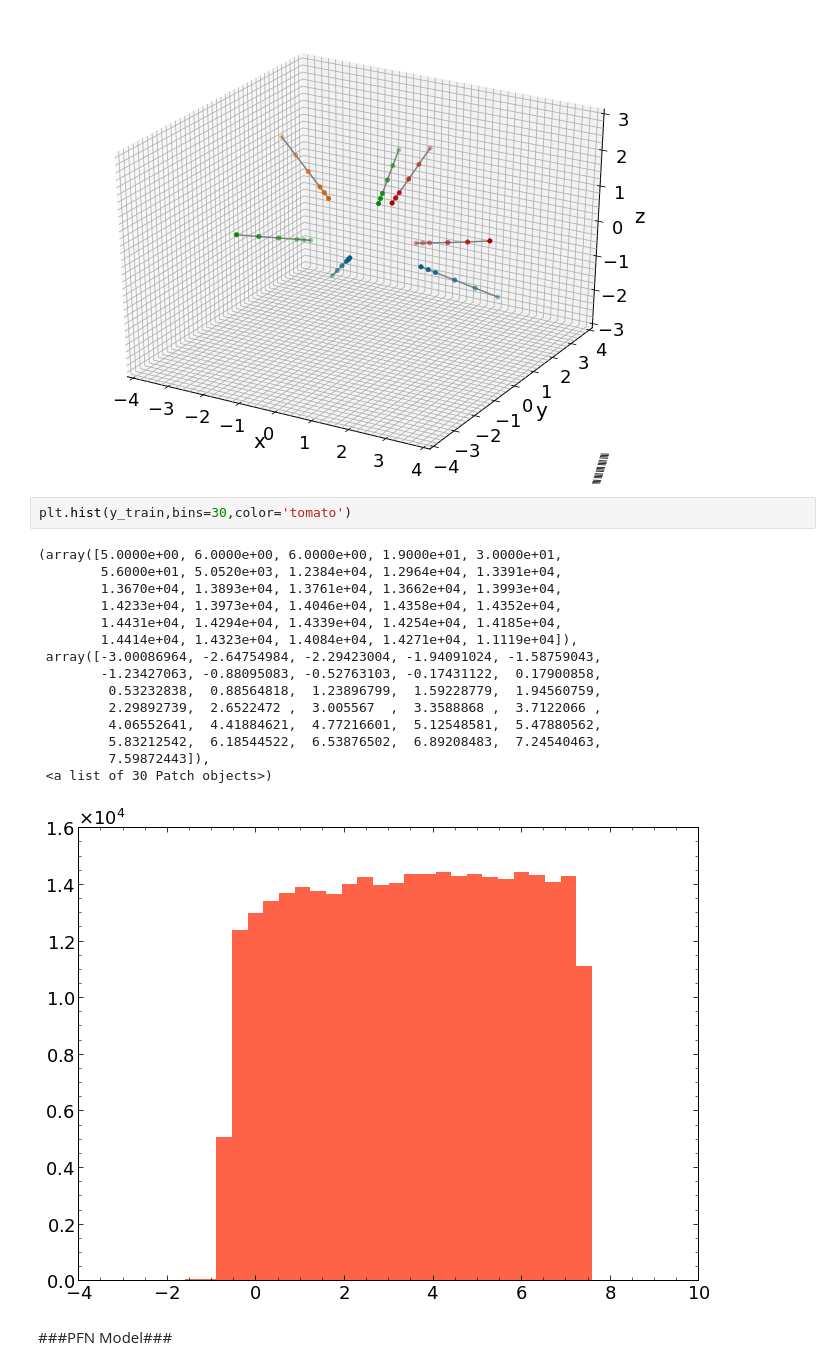
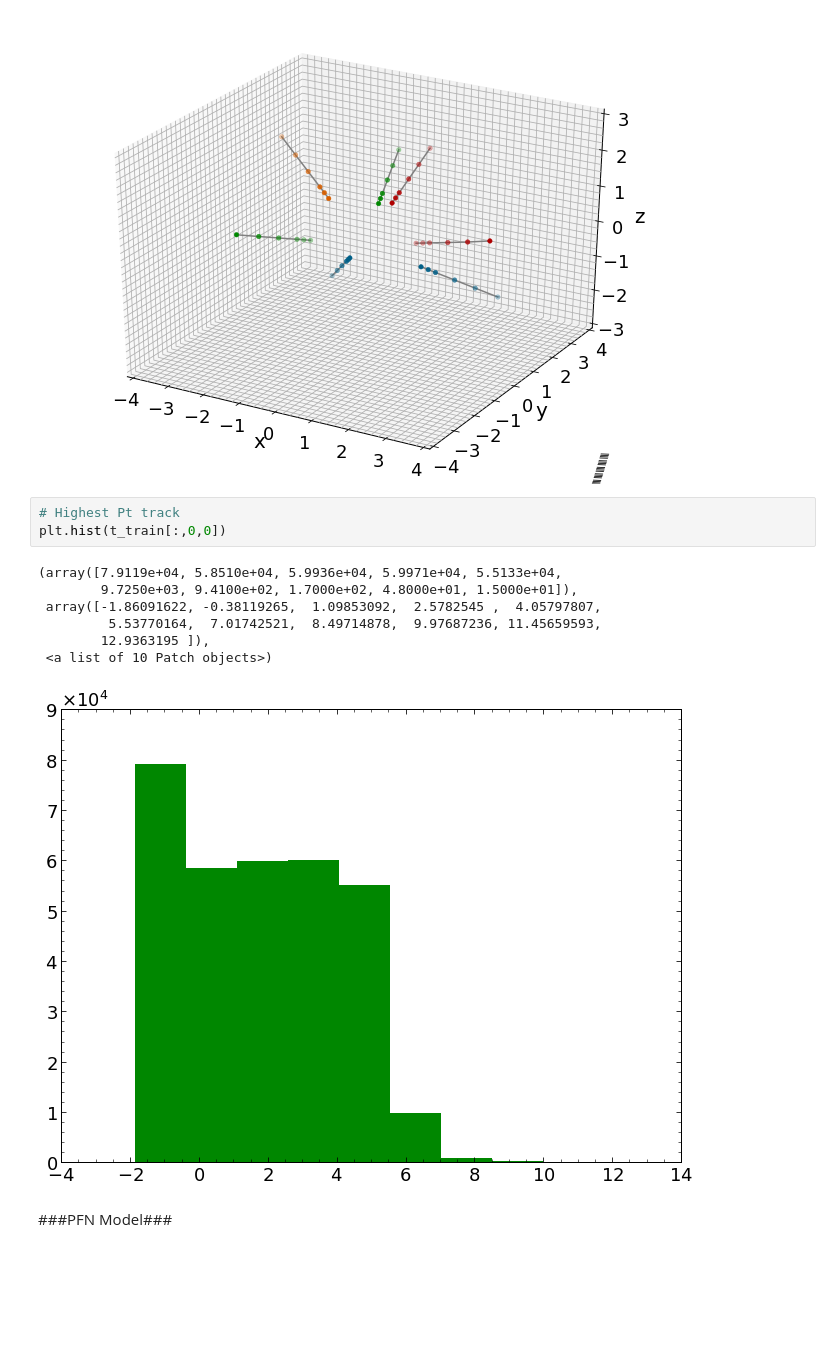
Before and after one commit to XenoicZ/EPE, a Jupyter notebook: PFN_MDN.ipynb, the cells around one changed output. Cells and saved outputs as stored; diff of their text form; blank space fills up the shorter version.

```diff
--- a/PFN_MDN.ipynb
+++ b/PFN_MDN.ipynb
@@ -311,24 +357,17 @@ def plot_track(data):
 plot_track(t_train[2:9,:,:])
 # %% [output]
 [figure]
-# %%
-plt.hist(y_train,bins=30,color='tomato')
-# %% [output]
-(array([5.0000e+00, 6.0000e+00, 6.0000e+00, 1.9000e+01, 3.0000e+01,
-        5.6000e+01, 5.0520e+03, 1.2384e+04, 1.2964e+04, 1.3391e+04,
-        1.3670e+04, 1.3893e+04, 1.3761e+04, 1.3662e+04, 1.3993e+04,
-        1.4233e+04, 1.3973e+04, 1.4046e+04, 1.4358e+04, 1.4352e+04,
-        1.4431e+04, 1.4294e+04, 1.4339e+04, 1.4254e+04, 1.4185e+04,
-        1.4414e+04, 1.4323e+04, 1.4084e+04, 1.4271e+04, 1.1119e+04]),
- array([-3.00086964, -2.64754984, -2.29423004, -1.94091024, -1.58759043,
-        -1.23427063, -0.88095083, -0.52763103, -0.17431122,  0.17900858,
-         0.53232838,  0.88564818,  1.23896799,  1.59228779,  1.94560759,
-         2.29892739,  2.6522472 ,  3.005567  ,  3.3588868 ,  3.7122066 ,
-         4.06552641,  4.41884621,  4.77216601,  5.12548581,  5.47880562,
-         5.83212542,  6.18544522,  6.53876502,  6.89208483,  7.24540463,
-         7.59872443]),
- <a list of 30 Patch objects>)
-[figure, removed]
+# %%
+# Highest Pt track
+plt.hist(t_train[:,0,0])
+# %% [output]
+(array([7.9119e+04, 5.8510e+04, 5.9936e+04, 5.9971e+04, 5.5133e+04,
+        9.7250e+03, 9.4100e+02, 1.7000e+02, 4.8000e+01, 1.5000e+01]),
+ array([-1.86091622, -0.38119265,  1.09853092,  2.5782545 ,  4.05797807,
+         5.53770164,  7.01742521,  8.49714878,  9.97687236, 11.45659593,
+        12.9363195 ]),
+ <a list of 10 Patch objects>)
+[figure, added]
 # %% [markdown]
 ###PFN Model###
 # %%
```
Also changed, not shown: parts of 35 cells of this notebook.
